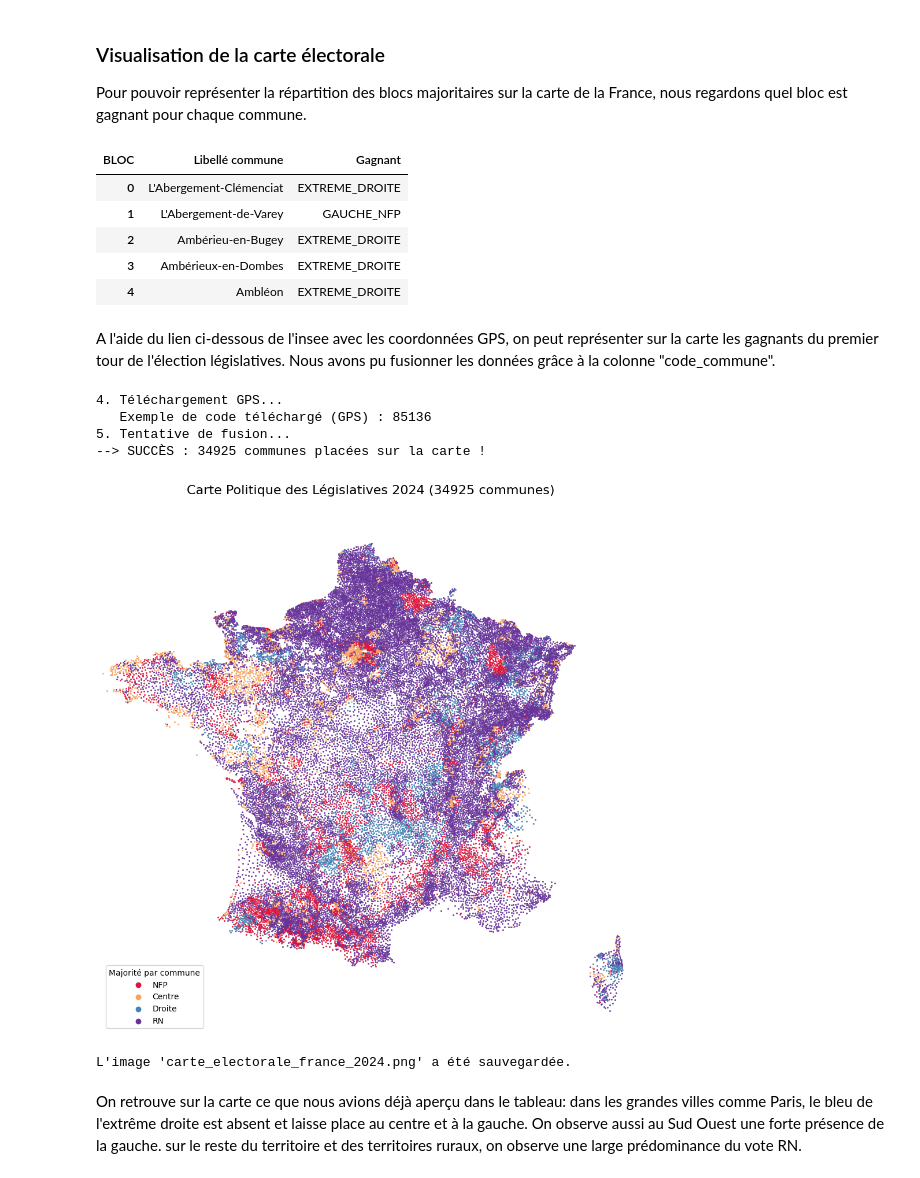
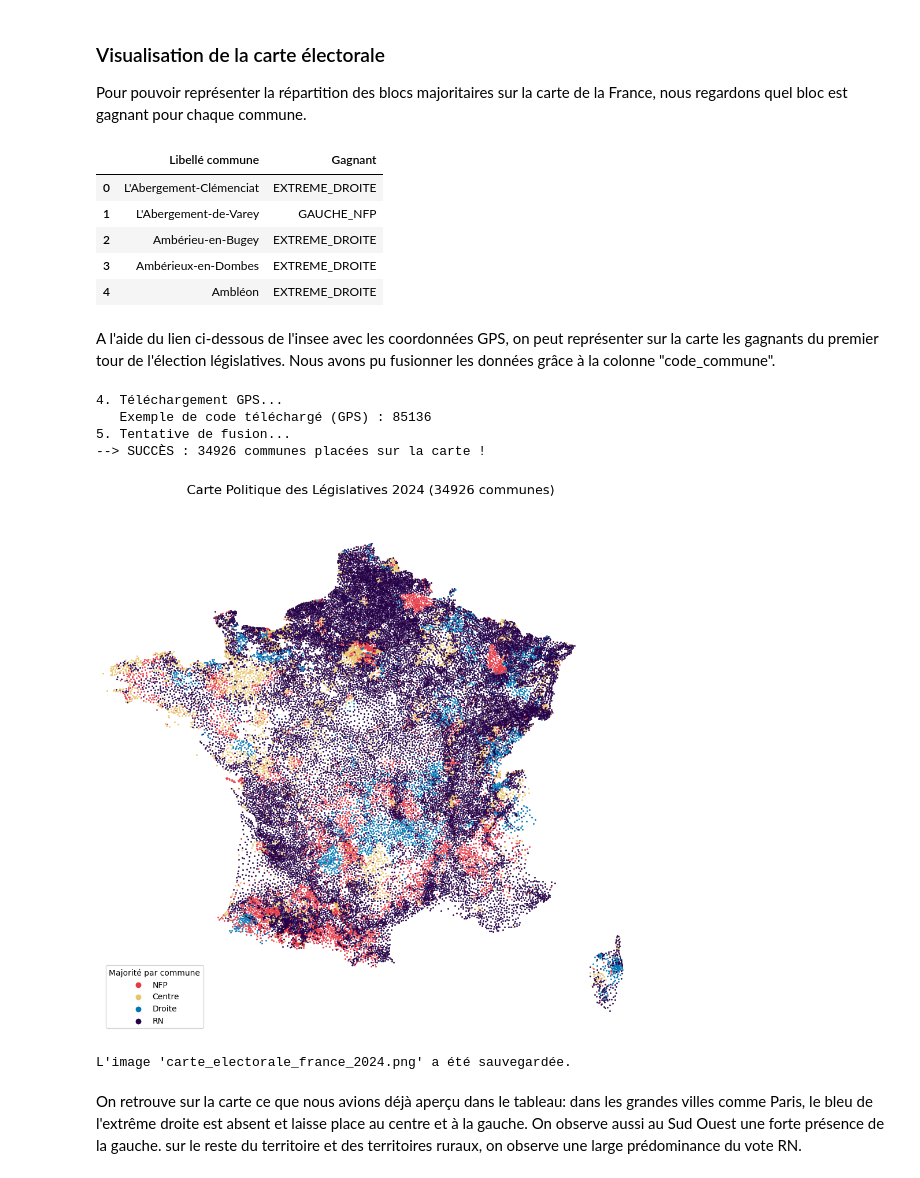
Before and after one commit to AntonJayet/projet-python-pour-la-data-science, a Jupyter notebook: Main.ipynb, the cells around one changed output. Saved outputs shown, nothing was run; the diff lists cells and outputs as text; code cells hidden in the pictures.

Commit message:
Résolution des problèmes: df_communes2 à la place de df_communes, ajout de la bonne base csv des élections pour la densité

```diff
--- a/Main.ipynb
+++ b/Main.ipynb
@@ -202,10 +211,10 @@ Pour pouvoir représenter la répartition des blocs majoritaires sur la carte de
 # %%
 # Création d'une colonne "gagnant" pour la création de la carte
 blocs = ['GAUCHE_NFP', 'CENTRE', 'DROITE', 'EXTREME_DROITE']
-df_communes['Gagnant'] = df_communes[blocs].idxmax(axis=1)
-display(df_communes[['Libellé commune', 'Gagnant']].head())
+df_communes2['Gagnant'] = df_communes2[blocs].idxmax(axis=1)
+display(df_communes2[['Libellé commune', 'Gagnant']].head())
 # %% [output]
-| BLOC | Libellé commune | Gagnant |
+|  | Libellé commune | Gagnant |
 | 0 | L'Abergement-Clémenciat | EXTREME_DROITE |
 | 1 | L'Abergement-de-Varey | GAUCHE_NFP |
 | 2 | Ambérieu-en-Bugey | EXTREME_DROITE |
@@ -258,46 +267,41 @@ print(f"--> SUCCÈS : {len(df_carte)} communes placées sur la carte !")
 # Dessin de la carte
 if len(df_carte) > 0:
     plt.figure(figsize=(12, 12))
-    couleurs = {
-        'GAUCHE_NFP': 'crimson',
-        'CENTRE': 'sandybrown',
-        'DROITE': 'steelblue',
-        'EXTREME_DROITE': 'rebeccapurple'
-    }
+    couleurs = {'GAUCHE_NFP': '#e63946', 'CENTRE': '#e9c46a', 'DROITE': '#0077b6', 'EXTREME_DROITE': '#240046'}
     lbls = {"GAUCHE_NFP": "NFP", "CENTRE": "Centre", "DROITE": "Droite", "EXTREME_DROITE": "RN"}
 
     # Paramétrage de la zone
     plt.xlim(-5, 10)
     plt.ylim(41, 52)
 
     # On trace les points bloc par bloc pour la légende
     for bloc, color in couleurs.items():
         subset = df_carte[df_carte['Gagnant'] == bloc]
         plt.scatter(subset['Lon'], subset['Lat'], c=color, s=1.5, alpha=0.8, label=lbls[bloc])
 
     # Configuration de la légende
     leg = plt.legend(markerscale=5, loc='lower left', title="Majorité par commune")
     try:
         handles = getattr(leg, 'legendHandles', None) or getattr(leg, 'legend_handles', None)
         if handles: [lh.set_alpha(1) for lh in handles]
     except:
         pass
 
     plt.title(f"Carte Politique des Législatives 2024 ({len(df_carte)} communes)", fontsize=16)
     plt.axis('off')
 
     # Sauvegarde
     plt.savefig("carte_electorale_france_2024.png", dpi=300, bbox_inches='tight')
     plt.show()
     print("L'image 'carte_electorale_france_2024.png' a été sauvegardée.")
 else:
     print("ERREUR FATALE : Aucune commune n'a pu être localisée. Vérifie les codes INSEE.")
 # %% [output]
 4. Téléchargement GPS...
    Exemple de code téléchargé (GPS) : 85136
 5. Tentative de fusion...
---> SUCCÈS : 34925 communes placées sur la carte !
+--> SUCCÈS : 34926 communes placées sur la carte !
-[figure, old version]
+[figure, new version]
 L'image 'carte_electorale_france_2024.png' a été sauvegardée.
 # %% [markdown]
 On retrouve sur la carte ce que nous avions déjà aperçu dans le tableau: dans les grandes villes comme Paris, le bleu de l'extrême droite est absent et laisse place au centre et à la gauche. On observe aussi au Sud Ouest une forte présence de la gauche. sur le reste du territoire et des territoires ruraux, on observe une large prédominance du vote RN.
```
Also changed, not shown: parts of 7 cells of this notebook, 1 other file.
